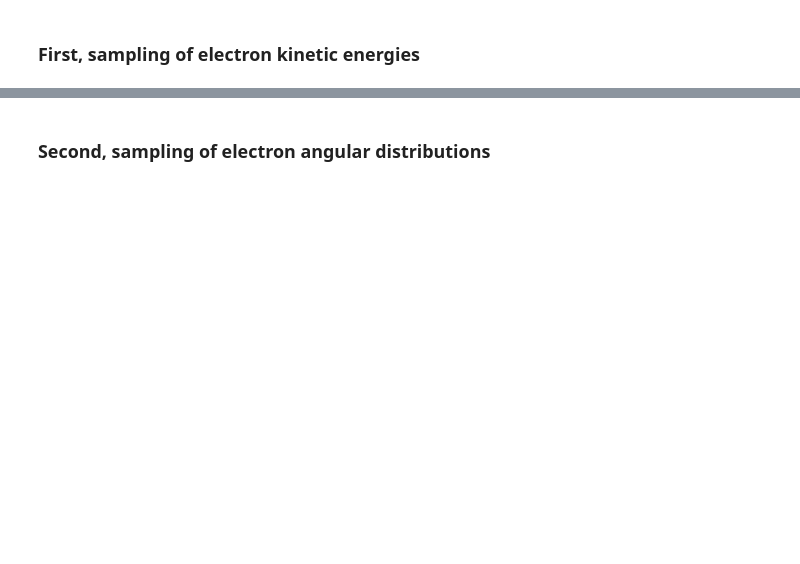
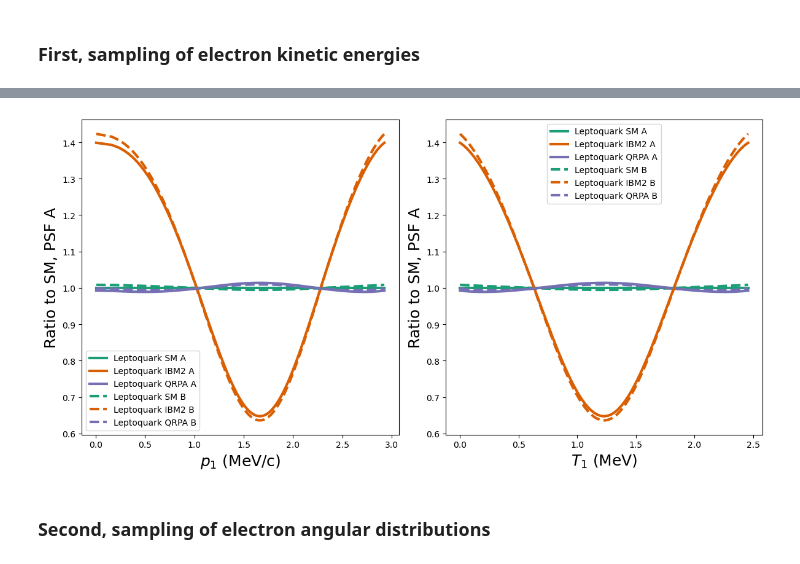
Before and after one commit to kvjmistry/NEXT_nudobe, a Jupyter notebook: workdir/Model_comparisons.ipynb, the cells around one changed output, grey strips where cells are left out. Saved outputs shown, nothing was run; the diff lists cells and outputs as text; code cells hidden in the pictures; blank space fills up the shorter version.

```diff
--- a/workdir/Model_comparisons.ipynb
+++ b/workdir/Model_comparisons.ipynb
@@ -318,3 +304,38 @@ print("# accepted = ", ievt, " over ", nevts)
+# %%
+# Plot the ratio with respect to PSF A and SM
+
+fig = plt.figure(figsize=(12, 6))
+
+default_model = 0
+
+for m in range(len(Models)):
+
+    rho_spec_vec = Models[m].spectrum(ebar_vec,isotope="136Xe")
+    rho_spec_vec = rho_spec_vec/sum(rho_spec_vec)*nbins
+
+    if (m == 0):
+        default_model = rho_spec_vec
+
+    if (m <3):
+        linestyle="-"
+    else:
+        linestyle="--"
+
+    plt.subplot(121)
+    plt.plot(p_vec, rho_spec_vec/default_model, linewidth=3,label = names[m], linestyle=linestyle, color=cols[m])
+    plt.xlabel(r'$p_1$ (MeV/c)', fontsize=18)
+    plt.ylabel("Ratio to SM, PSF A", fontsize=18)
+    plt.legend()
+
+    plt.subplot(122)
+    plt.plot(t_vec, rho_spec_vec/default_model, linewidth=3,label = names[m], linestyle=linestyle, color=cols[m])
+    plt.xlabel(r'$T_1$ (MeV)', fontsize=18)
+    plt.ylabel("Ratio to SM, PSF A", fontsize=18)
+    plt.legend()
+
+    plt.tight_layout()
+# %% [output]
+[figure, added]
 # %% [markdown]
 ### Second, sampling of electron angular distributions
 # %%
```
Also changed, not shown: parts of 29 cells of this notebook, 1 other file.
